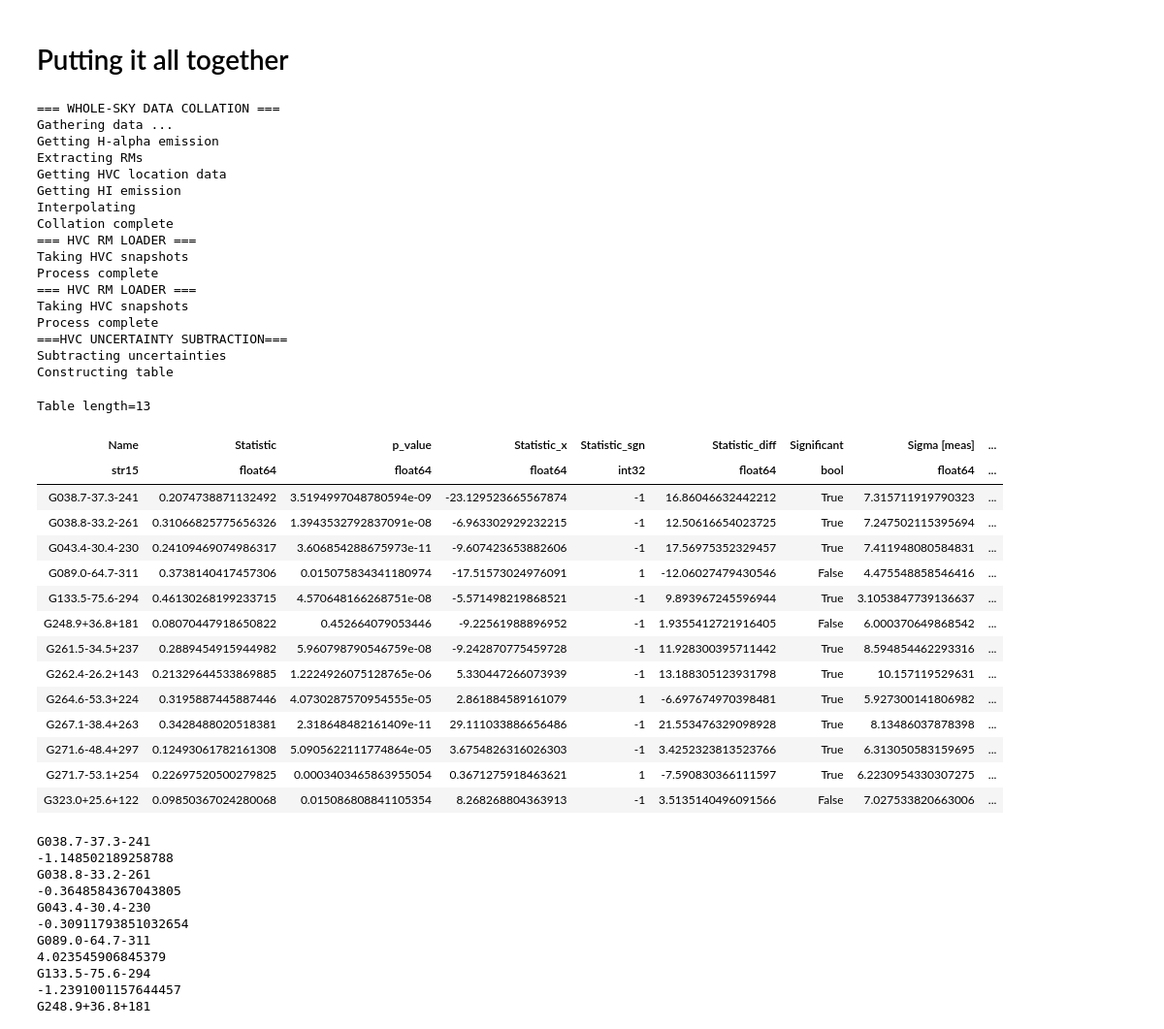
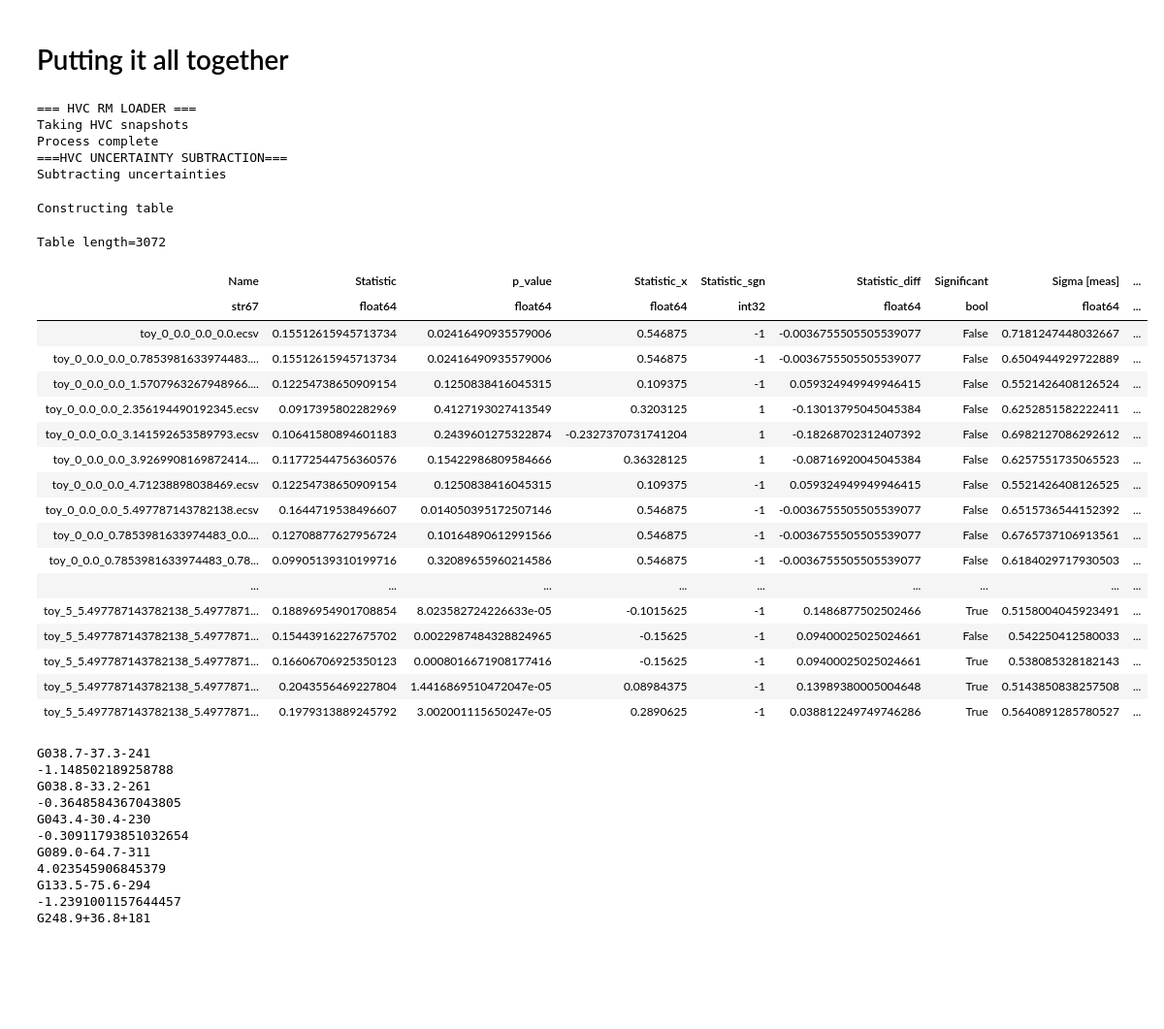
Before and after one commit to Olivex727/hvc-magnetic-honours-programs, a Jupyter notebook: synthesis/variance_subtraction.ipynb, the cells around one changed output. Shown at 97% size. Cells and saved outputs as stored; diff of their text form; code cells hidden in the pictures; blank space fills up the shorter version.

Commit message:
uncertainty subtraction

```diff
--- a/synthesis/variance_subtraction.ipynb
+++ b/synthesis/variance_subtraction.ipynb
@@ -192,56 +192,48 @@ Table length=15
 # %%
 import sys
 sys.path.append('C://Users/olive/OneDrive - Australian National University/Honours-Olivia/Programs/honours/standard_modules')
 sys.path.append('C://Users/olive/OneDrive - Australian National University/Honours-Olivia/Programs/honours/project')
 
 from collation import collator, hvc_snapshot as snap, collation_tools as ct
 from synthesis import hvc_looper as hvcl, magnetic_field_derivation as mfd, KStest, uncertainty_subtraction as us, calculate as calc
 
-collated_data = collator.data_whole_sky(False, load_data=["../data_processed/proc_rms","../data_processed/proc_hvcs"], h1_img="../data_catalog/hi4pi-hvc-nhi-car.fits", override_RMs=True)
+#collated_data = collator.data_whole_sky(False, load_data=["../data_processed/proc_rms","../data_processed/proc_hvcs"], h1_img="../data_catalog/hi4pi-hvc-nhi-car.fits", override_RMs=True)
 
-master_hvcs = hvcl.load_HVCs(collated_data, [0, 1, 2, 3, 4, 5, 6, 7, 9, 10, 12, 13, 24], "../data_processed/hvc_rms/")
+#master_hvcs = hvcl.load_HVCs(collated_data, [0, 1, 2, 3, 4, 5, 6, 7, 9, 10, 12, 13, 24], "../data_processed/hvc_rms/")
 
-results = hvcl.uncertainty_subtract_HVCs(collated_data, filter_significant=False, hvc_indicies=[0, 1, 2, 3, 4, 5, 6, 7, 9, 10, 12, 13, 24])#, save_file="")
+results = hvcl.uncertainty_subtract_HVCs([], filter_significant=False, load_file="../data_processed/toy_model/KS_test_results_average", load_directory="../data_processed/toy_model/toy_hvcs/", save_file="../data_processed/toy_model/varsub_results", toy_override=True)
 
 #results = ct.read_processed("../data_processed/results_pre")
-results_filtered = us.filter_significant(results)
+#results_filtered = us.filter_significant(results)
 
 #collated_data['HVCs']
 results
 # %% [output]
-=== WHOLE-SKY DATA COLLATION ===
-Gathering data ...
-Getting H-alpha emission
-Extracting RMs
-Getting HVC location data
-Getting HI emission
-Interpolating
-Collation complete
-=== HVC RM LOADER ===
-Taking HVC snapshots
-Process complete
 === HVC RM LOADER ===
 Taking HVC snapshots
 Process complete
 ===HVC UNCERTAINTY SUBTRACTION===
 Subtracting uncertainties
-Constructing table
-Table length=13
+Constructing table
+Table length=3072
 | Name | Statistic | p_value | Statistic_x | Statistic_sgn | Statistic_diff | Significant | Sigma [meas] | ... |
-| str15 | float64 | float64 | float64 | int32 | float64 | bool | float64 | ... |
-| G038.7-37.3-241 | 0.2074738871132492 | 3.5194997048780594e-09 | -23.129523665567874 | -1 | 16.86046632442212 | True | 7.315711919790323 | ... |
-| G038.8-33.2-261 | 0.31066825775656326 | 1.3943532792837091e-08 | -6.963302929232215 | -1 | 12.50616654023725 | True | 7.247502115395694 | ... |
-| G043.4-30.4-230 | 0.24109469074986317 | 3.606854288675973e-11 | -9.607423653882606 | -1 | 17.56975352329457 | True | 7.411948080584831 | ... |
-| G089.0-64.7-311 | 0.3738140417457306 | 0.015075834341180974 | -17.51573024976091 | 1 | -12.06027479430546 | False | 4.475548858546416 | ... |
-| G133.5-75.6-294 | 0.46130268199233715 | 4.570648166268751e-08 | -5.571498219868521 | -1 | 9.893967245596944 | True | 3.1053847739136637 | ... |
-| G248.9+36.8+181 | 0.08070447918650822 | 0.452664079053446 | -9.22561988896952 | -1 | 1.9355412721916405 | False | 6.000370649868542 | ... |
-| G261.5-34.5+237 | 0.2889454915944982 | 5.960798790546759e-08 | -9.242870775459728 | -1 | 11.928300395711442 | True | 8.594854462293316 | ... |
-| G262.4-26.2+143 | 0.21329644533869885 | 1.2224926075128765e-06 | 5.330447266073939 | -1 | 13.188305123931798 | True | 10.157119529631 | ... |
-| G264.6-53.3+224 | 0.3195887445887446 | 4.0730287570954555e-05 | 2.861884589161079 | 1 | -6.697674970398481 | True | 5.927300141806982 | ... |
-| G267.1-38.4+263 | 0.3428488020518381 | 2.318648482161409e-11 | 29.111033886656486 | -1 | 21.553476329098928 | True | 8.13486037878398 | ... |
-| G271.6-48.4+297 | 0.12493061782161308 | 5.0905622111774864e-05 | 3.6754826316026303 | -1 | 3.4252323813523766 | True | 6.313050583159695 | ... |
-| G271.7-53.1+254 | 0.22697520500279825 | 0.0003403465863955054 | 0.3671275918463621 | 1 | -7.590830366111597 | True | 6.2230954330307275 | ... |
-| G323.0+25.6+122 | 0.09850367024280068 | 0.015086808841105354 | 8.268268804363913 | -1 | 3.5135140496091566 | False | 7.027533820663006 | ... |
+| str67 | float64 | float64 | float64 | int32 | float64 | bool | float64 | ... |
+| toy_0_0.0_0.0_0.0.ecsv | 0.15512615945713734 | 0.02416490935579006 | 0.546875 | -1 | -0.0036755505505539077 | False | 0.7181247448032667 | ... |
+| toy_0_0.0_0.0_0.7853981633974483.... | 0.15512615945713734 | 0.02416490935579006 | 0.546875 | -1 | -0.0036755505505539077 | False | 0.6504944929722889 | ... |
+| toy_0_0.0_0.0_1.5707963267948966.... | 0.12254738650909154 | 0.1250838416045315 | 0.109375 | -1 | 0.059324949949946415 | False | 0.5521426408126524 | ... |
+| toy_0_0.0_0.0_2.356194490192345.ecsv | 0.0917395802282969 | 0.4127193027413549 | 0.3203125 | 1 | -0.13013795045045384 | False | 0.6252851582222411 | ... |
+| toy_0_0.0_0.0_3.141592653589793.ecsv | 0.10641580894601183 | 0.2439601275322874 | -0.2327370731741204 | 1 | -0.18268702312407392 | False | 0.6982127086292612 | ... |
+| toy_0_0.0_0.0_3.9269908169872414.... | 0.11772544756360576 | 0.15422986809584666 | 0.36328125 | 1 | -0.08716920045045384 | False | 0.6257551735065523 | ... |
+| toy_0_0.0_0.0_4.71238898038469.ecsv | 0.12254738650909154 | 0.1250838416045315 | 0.109375 | -1 | 0.059324949949946415 | False | 0.5521426408126525 | ... |
+| toy_0_0.0_0.0_5.497787143782138.ecsv | 0.1644719538496607 | 0.014050395172507146 | 0.546875 | -1 | -0.0036755505505539077 | False | 0.6515736544152392 | ... |
+| toy_0_0.0_0.7853981633974483_0.0.... | 0.12708877627956724 | 0.10164890612991566 | 0.546875 | -1 | -0.0036755505505539077 | False | 0.6765737106913561 | ... |
+| toy_0_0.0_0.7853981633974483_0.78... | 0.09905139310199716 | 0.32089655960214586 | 0.546875 | -1 | -0.0036755505505539077 | False | 0.6184029717930503 | ... |
+| ... | ... | ... | ... | ... | ... | ... | ... | ... |
+| toy_5_5.497787143782138_5.4977871... | 0.18896954901708854 | 8.023582724226633e-05 | -0.1015625 | -1 | 0.1486877502502466 | True | 0.5158004045923491 | ... |
+| toy_5_5.497787143782138_5.4977871... | 0.15443916227675702 | 0.0022987484328824965 | -0.15625 | -1 | 0.09400025025024661 | False | 0.542250412580033 | ... |
+| toy_5_5.497787143782138_5.4977871... | 0.16606706925350123 | 0.0008016671908177416 | -0.15625 | -1 | 0.09400025025024661 | True | 0.538085328182143 | ... |
+| toy_5_5.497787143782138_5.4977871... | 0.2043556469227804 | 1.4416869510472047e-05 | 0.08984375 | -1 | 0.13989380005004648 | True | 0.5143850838257508 | ... |
+| toy_5_5.497787143782138_5.4977871... | 0.1979313889245792 | 3.002001115650247e-05 | 0.2890625 | -1 | 0.038812249749746286 | True | 0.5640891285780527 | ... |
 # %%
 for i in range(len(master_hvcs)):
     print(master_hvcs[i]["HVC"]["Name"])
```
Also changed, not shown: 4 other files.
